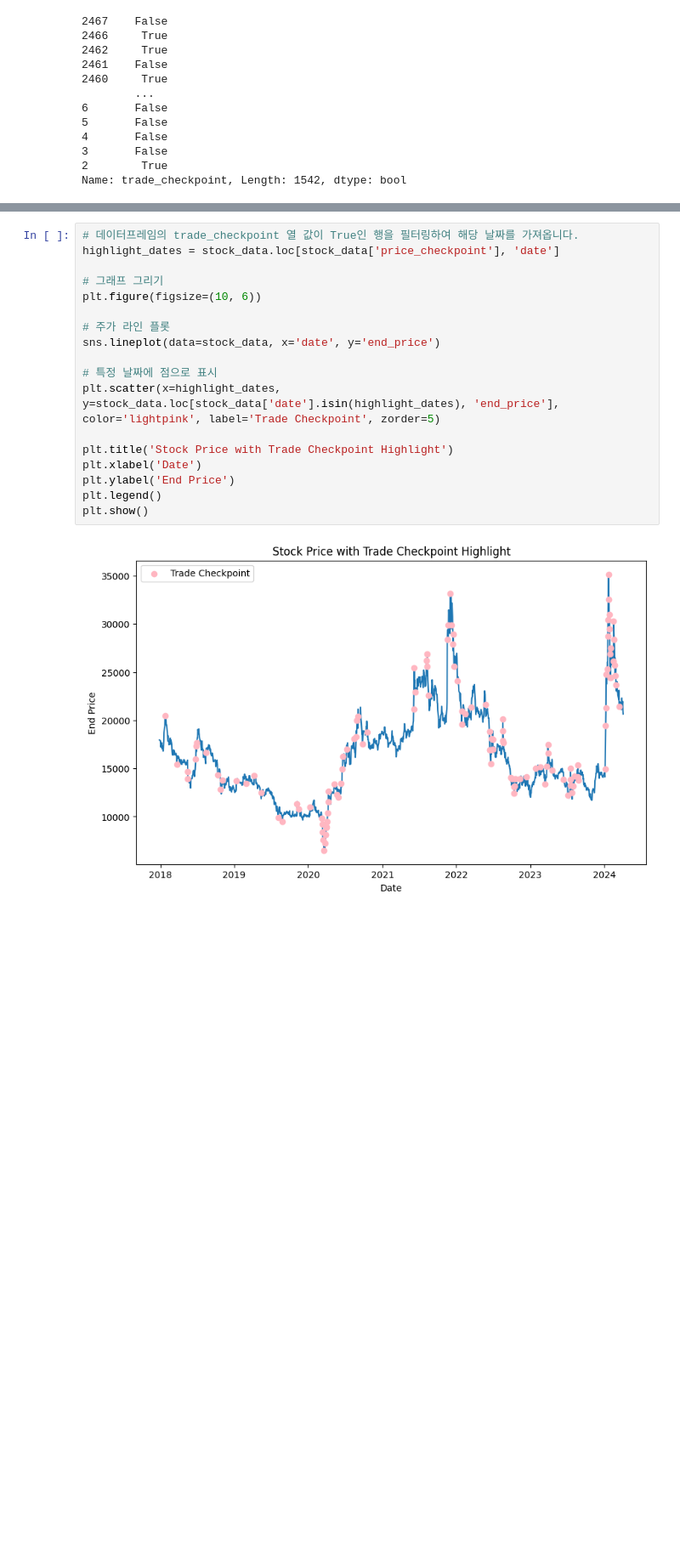
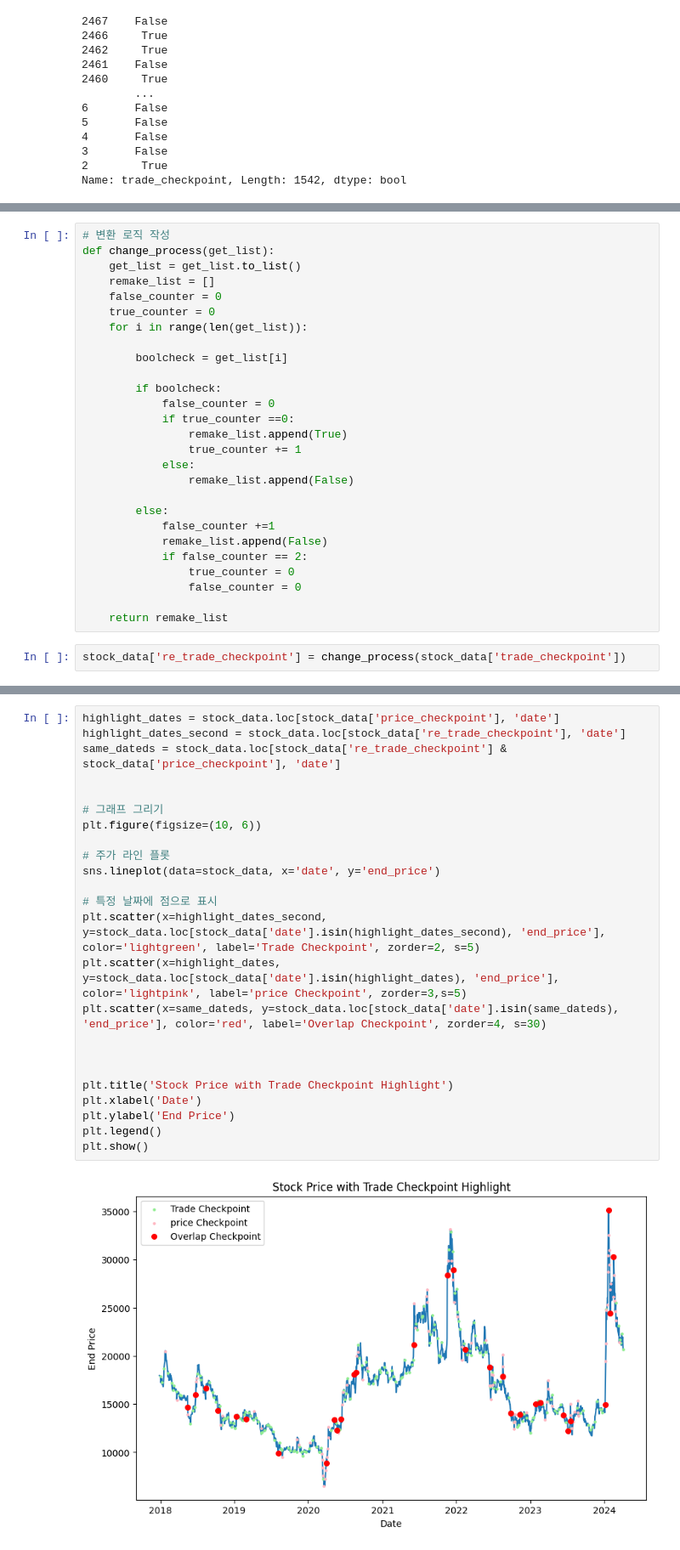
Before and after one commit to skymined/hancom_keyword, a Jupyter notebook: analysis/yohan/sotck_analysis.ipynb, the cells around one changed output, grey strips where cells are left out. Shown at 85% size. Saved outputs shown, nothing was run; the diff lists cells and outputs as text; blank space fills up the shorter version.

```diff
--- a/analysis/yohan/sotck_analysis.ipynb
+++ b/analysis/yohan/sotck_analysis.ipynb
@@ -333,0 +350,29 @@ Index(['_id', 'date', 'end_price', 'daily_change', 'start_price', 'high_price',
+# %%
+# 변환 로직 작성
+def change_process(get_list):
+    get_list = get_list.to_list()
+    remake_list = []
+    false_counter = 0
+    true_counter = 0
+    for i in range(len(get_list)):
+
+        boolcheck = get_list[i]
+
+        if boolcheck:
+            false_counter = 0
+            if true_counter ==0:
+                remake_list.append(True)
+                true_counter += 1
+            else:
+                remake_list.append(False)
+
+        else:
+            false_counter +=1
+            remake_list.append(False)
+            if false_counter == 2:
+                true_counter = 0
+                false_counter = 0
+
+    return remake_list
+# %%
+stock_data['re_trade_checkpoint'] = change_process(stock_data['trade_checkpoint'])
@@ -334,20 +390,26 @@ Index(['_id', 'date', 'end_price', 'daily_change', 'start_price', 'high_price',
 # %%
-# 데이터프레임의 trade_checkpoint 열 값이 True인 행을 필터링하여 해당 날짜를 가져옵니다.
 highlight_dates = stock_data.loc[stock_data['price_checkpoint'], 'date']
+highlight_dates_second = stock_data.loc[stock_data['re_trade_checkpoint'], 'date']
+same_dateds = stock_data.loc[stock_data['re_trade_checkpoint'] & stock_data['price_checkpoint'], 'date']
+
 
 # 그래프 그리기
 plt.figure(figsize=(10, 6))
 
 # 주가 라인 플롯
 sns.lineplot(data=stock_data, x='date', y='end_price')
 
 # 특정 날짜에 점으로 표시
-plt.scatter(x=highlight_dates, y=stock_data.loc[stock_data['date'].isin(highlight_dates), 'end_price'], color='lightpink', label='Trade Checkpoint', zorder=5)
+plt.scatter(x=highlight_dates_second, y=stock_data.loc[stock_data['date'].isin(highlight_dates_second), 'end_price'], color='lightgreen', label='Trade Checkpoint', zorder=2, s=5)
+plt.scatter(x=highlight_dates, y=stock_data.loc[stock_data['date'].isin(highlight_dates), 'end_price'], color='lightpink', label='price Checkpoint', zorder=3,s=5)
+plt.scatter(x=same_dateds, y=stock_data.loc[stock_data['date'].isin(same_dateds), 'end_price'], color='red', label='Overlap Checkpoint', zorder=4, s=30)
+
+
 
 plt.title('Stock Price with Trade Checkpoint Highlight')
 plt.xlabel('Date')
 plt.ylabel('End Price')
 plt.legend()
 plt.show()
 # %% [output]
-[figure, old version]
+[figure, new version]
```
Also changed, not shown: parts of 6 cells of this notebook.
